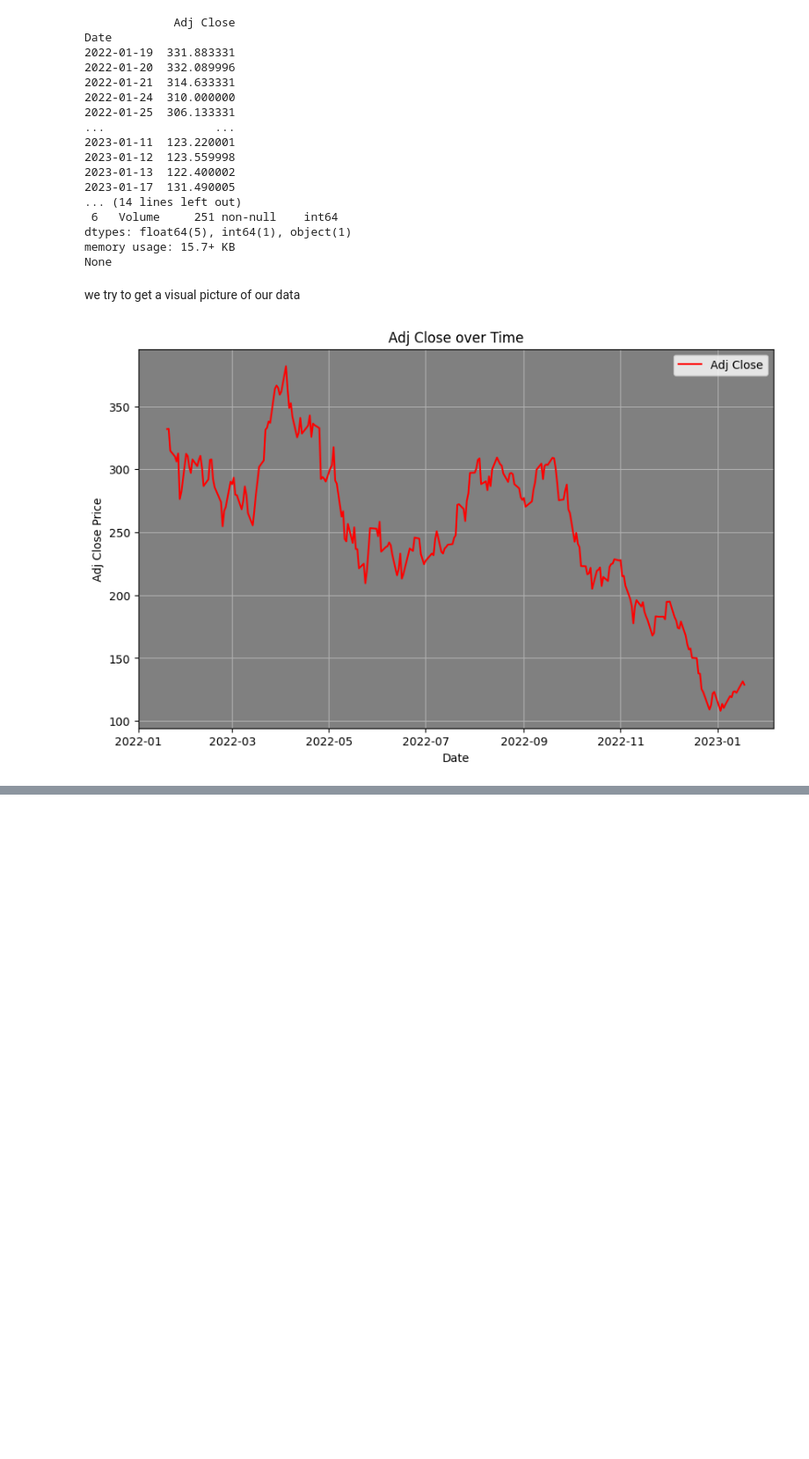
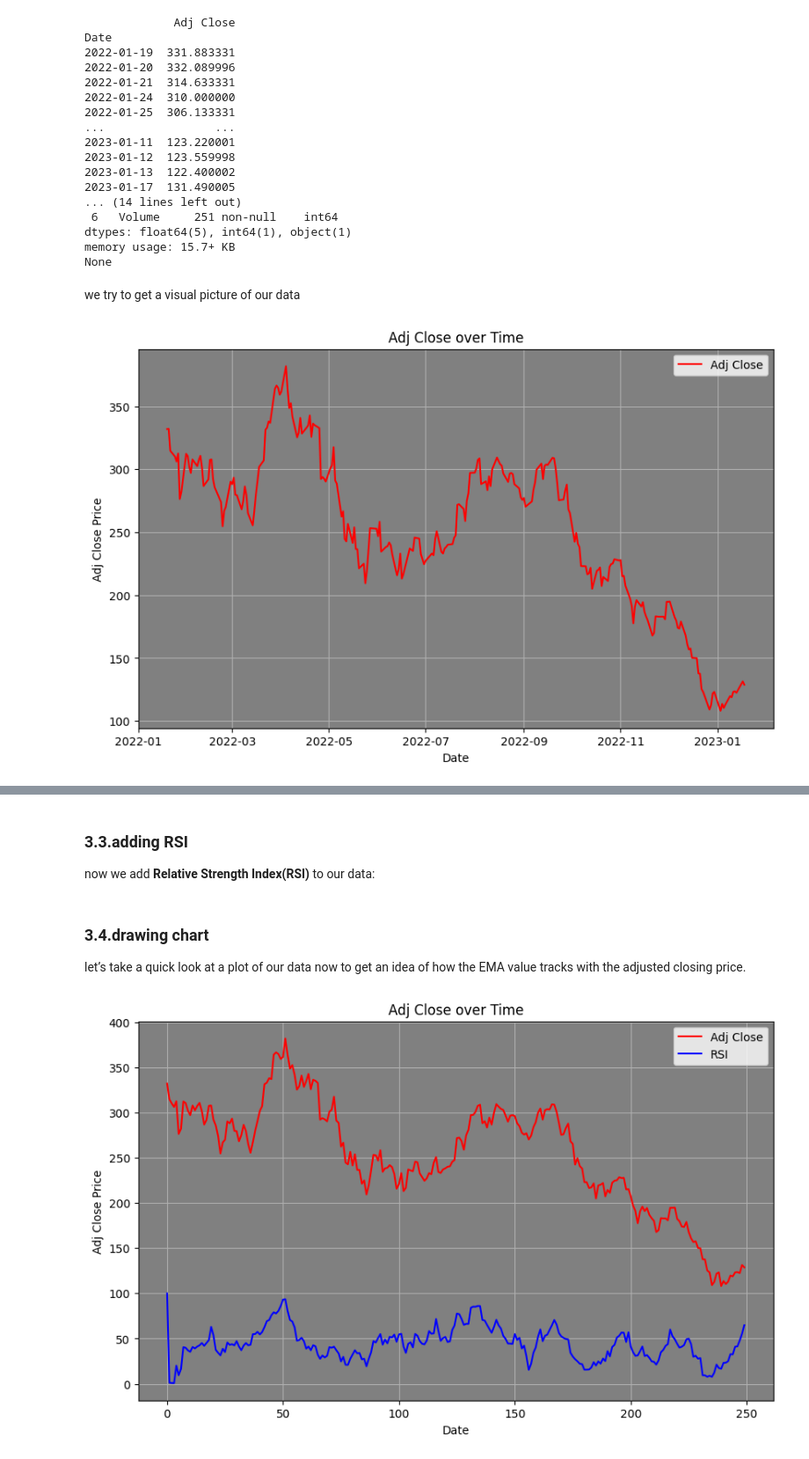
Before and after one commit to KiyaOfAUT/price-prediction, a Jupyter notebook: price prediction.ipynb, the cells around one changed output, grey strips where cells are left out. Shown at 88% size. Cells and saved outputs as stored; diff of their text form; code cells hidden in the pictures; blank space fills up the shorter version.

```diff
--- a/price prediction.ipynb
+++ b/price prediction.ipynb
@@ -156,0 +160,4 @@ Final Budget after Simulation: $12945.00
+# %%
+df = pd.read_csv('TSLA2022-2023.csv')
+print(df)
+print(df.describe())
@@ -156,0 +185,4 @@ Final Budget after Simulation: $12945.00
+# %%
+df.set_index(pd.to_datetime(df['Date']), inplace=True)
+print(df[['Adj Close']])
+print(df.info())
@@ -156,0 +221,32 @@ Final Budget after Simulation: $12945.00
+# %% [markdown]
+### 3.3.adding RSI
+now we add **Relative Strength Index(RSI)** to our data:
+# %%
+df['Price Change'] = df['Close'].diff()
+window = 14
+df['Gain'] = np.where(df['Price Change'] > 0, df['Price Change'], 0)
+df['Loss'] = np.where(df['Price Change'] < 0, -df['Price Change'], 0)
+average_gain = df['Gain'].rolling(window=window, min_periods=1).mean()
+average_loss = df['Loss'].rolling(window=window, min_periods=1).mean()
+relative_strength = average_gain / average_loss
+rsi = 100 - (100 / (1 + relative_strength))
+df['RSI'] = rsi
+df = df.drop(['Price Change', 'Gain', 'Loss'], axis=1)
+df = df.drop(df.index[0])
+df.reset_index(drop=True, inplace=True)
+# %% [markdown]
+### 3.4.drawing chart
+let’s take a quick look at a plot of our data now to get an idea of how the EMA value tracks with the adjusted closing price.
+# %%
+plt.figure(figsize=(10, 6))  # Adjust the figure size as needed
+plt.plot(df.index, df['Adj Close'], label='Adj Close', color='red')
+plt.plot(df.index, df['RSI'], label='RSI', color='blue')
+plt.title('Adj Close over Time')
+plt.xlabel('Date')
+plt.ylabel('Adj Close Price')
+plt.legend()
+plt.grid(True)
+plt.gca().set_facecolor('grey')
+plt.show()
+# %% [output]
+[figure, added]
```
Also changed, not shown: parts of 25 cells of this notebook.
